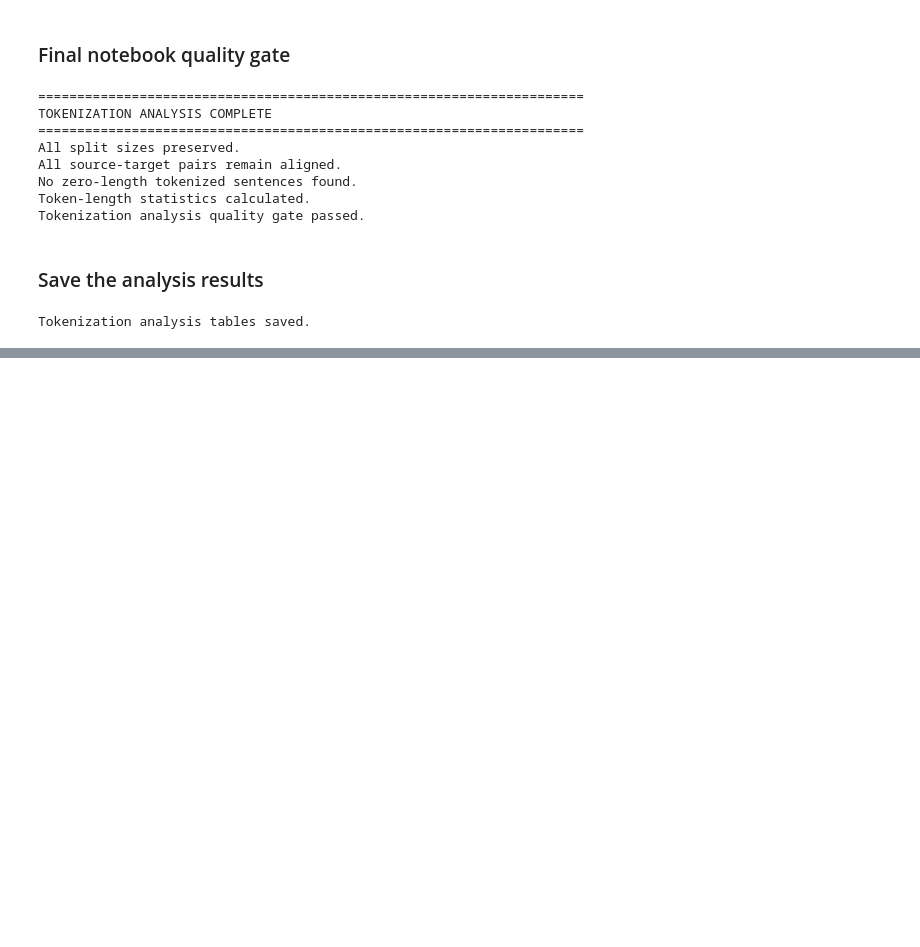
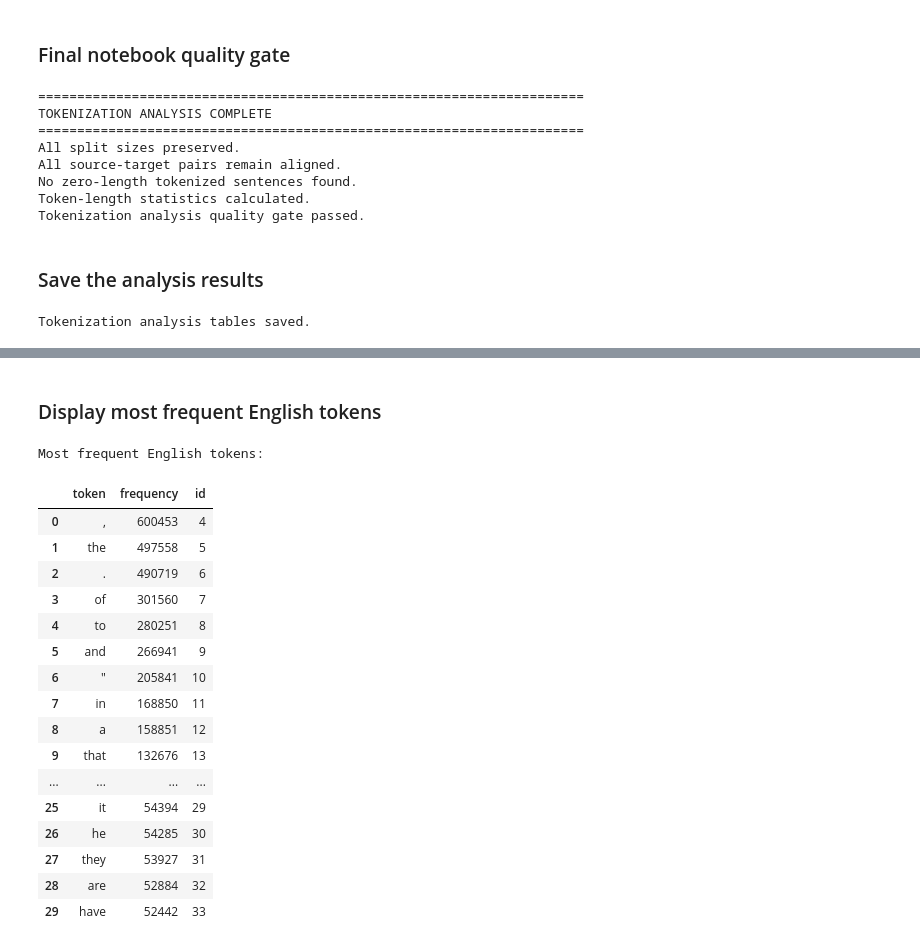
Before and after one commit to 21Oli/neural-machine-translation, a Jupyter notebook: notebooks/02_preprocessing_analysis.ipynb, the cells around one changed output, grey strips where cells are left out. Saved outputs shown, nothing was run; the diff lists cells and outputs as text; code cells hidden in the pictures; blank space fills up the shorter version.

```diff
--- a/notebooks/02_preprocessing_analysis.ipynb
+++ b/notebooks/02_preprocessing_analysis.ipynb
@@ -1936,0 +2560,41 @@ Tokenization analysis tables saved.
+# %% [markdown]
+### Display most frequent English tokens
+# %%
+def most_frequent_tokens(vocabulary, top_n=30):
+    rows = []
+
+    for token, frequency in vocabulary.token_counts.most_common(
+        top_n
+    ):
+        rows.append(
+            {
+                "token": token,
+                "frequency": frequency,
+                "id": vocabulary.token_to_id(token),
+            }
+        )
+
+    return pd.DataFrame(rows)
+
+
+print("Most frequent English tokens:")
+display(most_frequent_tokens(en_vocab))
+# %% [output]
+Most frequent English tokens:
+|  | token | frequency | id |
+| 0 | , | 600453 | 4 |
+| 1 | the | 497558 | 5 |
+| 2 | . | 490719 | 6 |
+| 3 | of | 301560 | 7 |
+| 4 | to | 280251 | 8 |
+| 5 | and | 266941 | 9 |
+| 6 | " | 205841 | 10 |
+| 7 | in | 168850 | 11 |
+| 8 | a | 158851 | 12 |
+| 9 | that | 132676 | 13 |
+| ... | ... | ... | ... |
+| 25 | it | 54394 | 29 |
+| 26 | he | 54285 | 30 |
+| 27 | they | 53927 | 31 |
+| 28 | are | 52884 | 32 |
+| 29 | have | 52442 | 33 |
```
Also changed, not shown: parts of 69 cells of this notebook, 1 other file.
